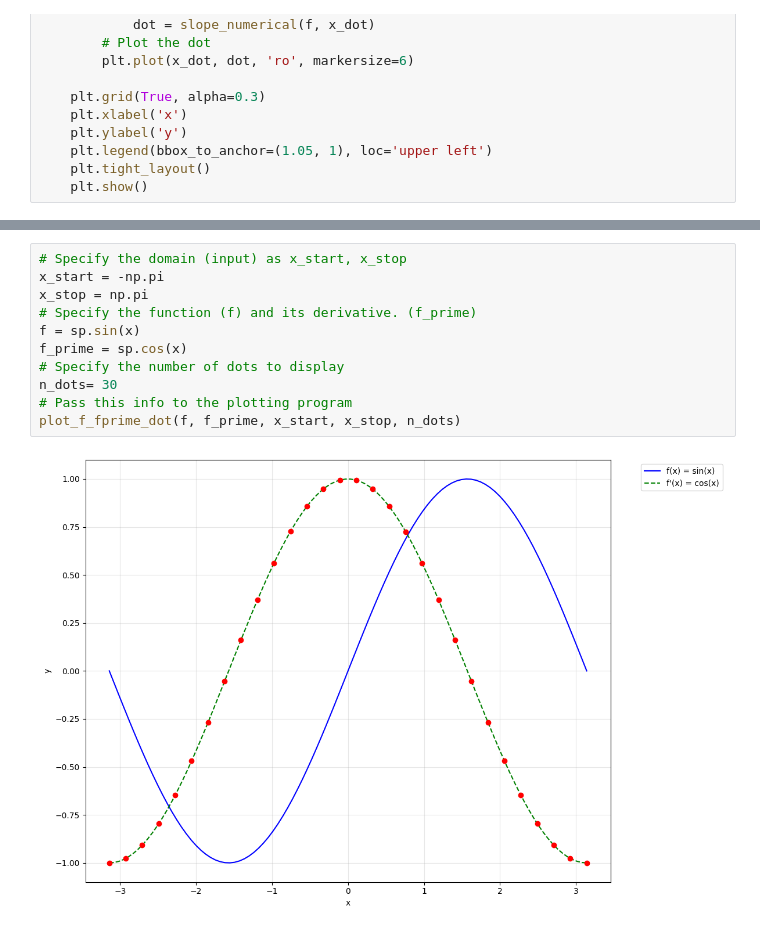
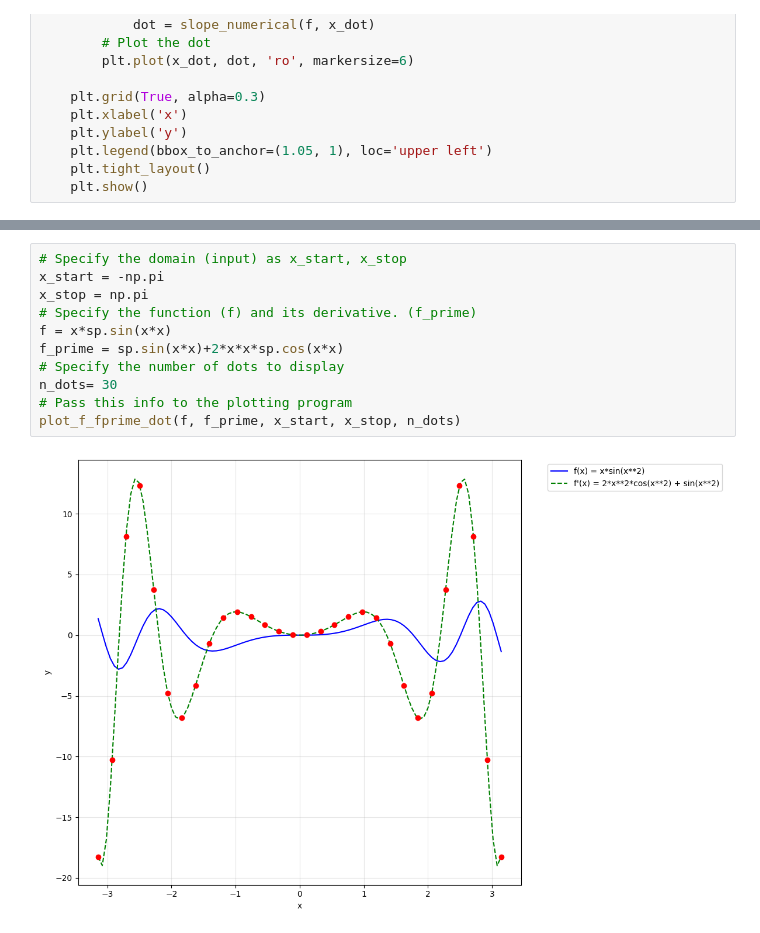
Before and after one commit to Codex643/Examples, a Jupyter notebook: function-derivative.ipynb, the cells around one changed output, grey strips where cells are left out. Cells and saved outputs as stored; diff of their text form.

```diff
--- a/function-derivative.ipynb
+++ b/function-derivative.ipynb
@@ -87,13 +74,13 @@ plot_f_fprime_dot(f, f_prime, x_start, x_stop, n_dots)
 # %%
 # Specify the domain (input) as x_start, x_stop
 x_start = -np.pi
 x_stop = np.pi
 # Specify the function (f) and its derivative. (f_prime)
-f = sp.sin(x)
-f_prime = sp.cos(x)
+f = x*sp.sin(x*x)
+f_prime = sp.sin(x*x)+2*x*x*sp.cos(x*x)
 # Specify the number of dots to display
 n_dots= 30
 # Pass this info to the plotting program
 plot_f_fprime_dot(f, f_prime, x_start, x_stop, n_dots)
 # %% [output]
-[figure, old version]
+[figure, new version]
```
Also changed, not shown: parts of 4 cells of this notebook.
